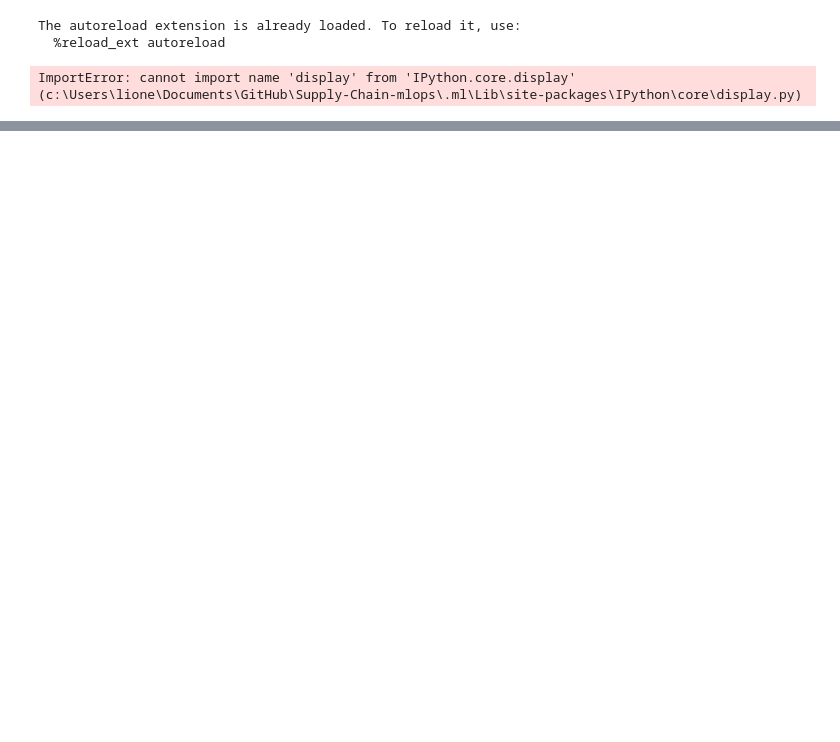
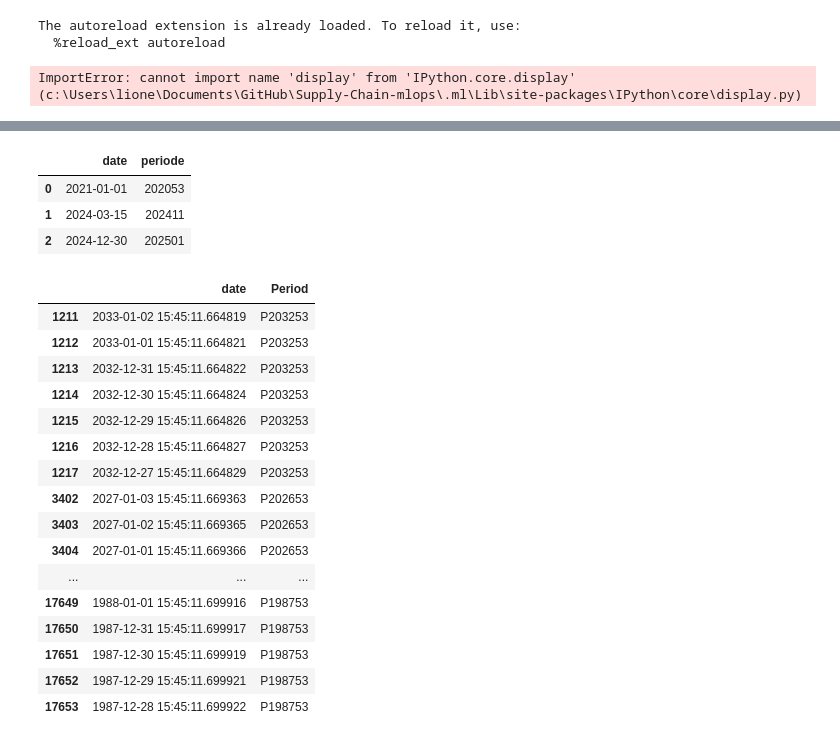
Before and after one commit to Robin-Mom/Supply-Chain-MLOps, a Jupyter notebook: notebooks/collect_unitest.ipynb, the cells around one changed output, grey strips where cells are left out. Saved outputs shown, nothing was run; the diff lists cells and outputs as text; code cells hidden in the pictures; blank space fills up the shorter version.

```diff
--- a/notebooks/collect_unitest.ipynb
+++ b/notebooks/collect_unitest.ipynb
@@ -17,0 +94,49 @@ ImportError: cannot import name 'display' from 'IPython.core.display' (c:\Users\
+# %%
+df = pd.DataFrame({
+    'date': pd.to_datetime(['2021-01-01', '2024-03-15', '2024-12-30'])
+})
+
+df['periode'] = (
+    df['date'].dt.isocalendar().year.astype(str) +
+    df['date'].dt.isocalendar().week.astype(str).str.zfill(2)
+)
+
+df
+# %% [output]
+|  | date | periode |
+| 0 | 2021-01-01 | 202053 |
+| 1 | 2024-03-15 | 202411 |
+| 2 | 2024-12-30 | 202501 |
+# %%
+from datetime import datetime, timedelta
+if False:
+    for p in range(1000):
+        d =  datetime.now() - timedelta(days=p)
+        print(d, "P"+str(d.isocalendar().year) + str(d.isocalendar().week).zfill(2) )
+pd.set_option("display.max_rows",500)
+pd.set_option('max_colwidth', 400)
+
+
+calendar = pd.DataFrame({"date":[datetime.now() - timedelta(days=p-3650) for p in range(19800)]})
+calendar["Period"] ='P'+calendar['date'].dt.isocalendar().year.astype(str) + \
+     calendar['date'].dt.isocalendar().week.astype(str).str.zfill(2)
+
+calendar[ calendar.Period.str.endswith("53") ]
+# %% [output]
+|  | date | Period |
+| 1211 | 2033-01-02 15:45:11.664819 | P203253 |
+| 1212 | 2033-01-01 15:45:11.664821 | P203253 |
+| 1213 | 2032-12-31 15:45:11.664822 | P203253 |
+| 1214 | 2032-12-30 15:45:11.664824 | P203253 |
+| 1215 | 2032-12-29 15:45:11.664826 | P203253 |
+| 1216 | 2032-12-28 15:45:11.664827 | P203253 |
+| 1217 | 2032-12-27 15:45:11.664829 | P203253 |
+| 3402 | 2027-01-03 15:45:11.669363 | P202653 |
+| 3403 | 2027-01-02 15:45:11.669365 | P202653 |
+| 3404 | 2027-01-01 15:45:11.669366 | P202653 |
+| ... | ... | ... |
+| 17649 | 1988-01-01 15:45:11.699916 | P198753 |
+| 17650 | 1987-12-31 15:45:11.699917 | P198753 |
+| 17651 | 1987-12-30 15:45:11.699919 | P198753 |
+| 17652 | 1987-12-29 15:45:11.699921 | P198753 |
+| 17653 | 1987-12-28 15:45:11.699922 | P198753 |
```
Also changed, not shown: parts of 2 cells of this notebook, 10 other files.
